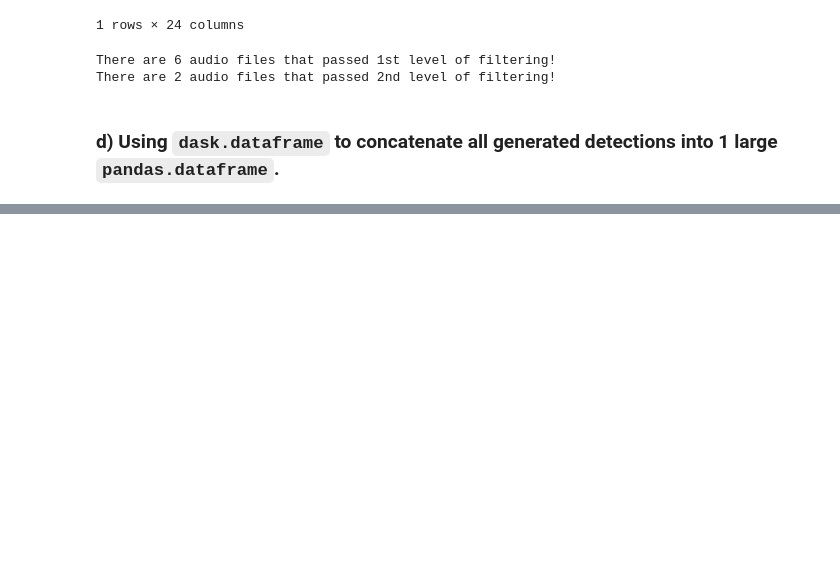
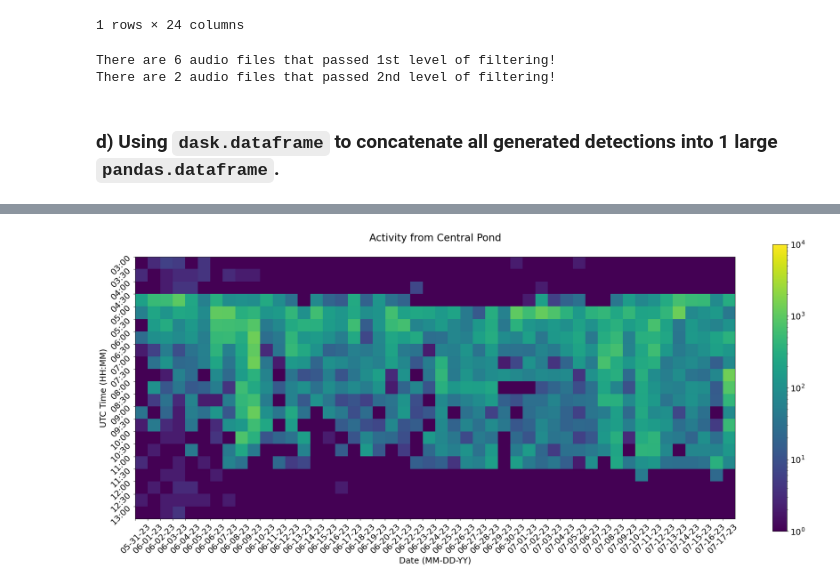
Before and after one commit to uw-echospace/bat-detector-msds, a Jupyter notebook: notebooks/test_batdetect2_pipeline.ipynb, the cells around one changed output, grey strips where cells are left out. Drawn from its saved outputs; the diff is of its cells as text; code cells hidden in the pictures; blank space fills up the shorter version.

```diff
--- a/notebooks/test_batdetect2_pipeline.ipynb
+++ b/notebooks/test_batdetect2_pipeline.ipynb
@@ -579,0 +386,8 @@ plt.show()
+# %%
+site = "Central Pond"
+resample_tag = "30T"
+
+activity_df = construct_cumulative_activity(site, resample_tag)
+plot_cumulative_activity(activity_df, site, resample_tag)
+# %% [output]
+[figure, added]
```
Also changed, not shown: parts of 12 cells of this notebook, 7 other files.
